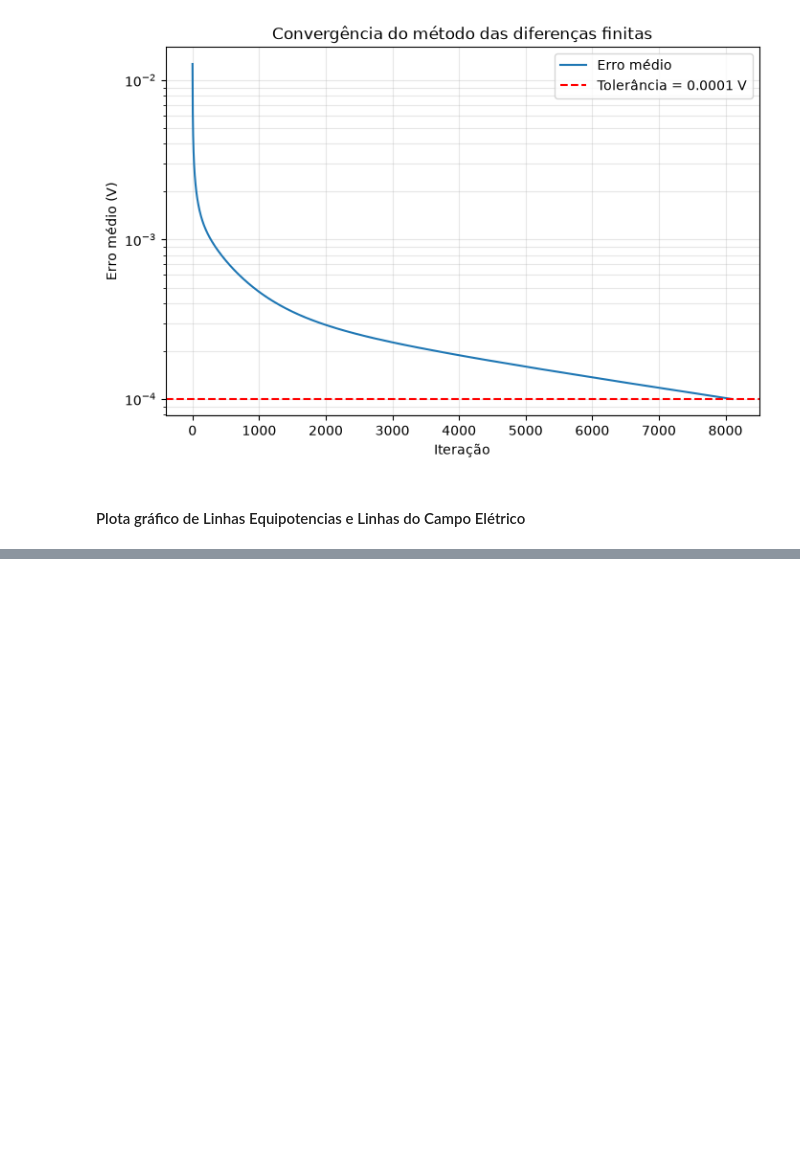
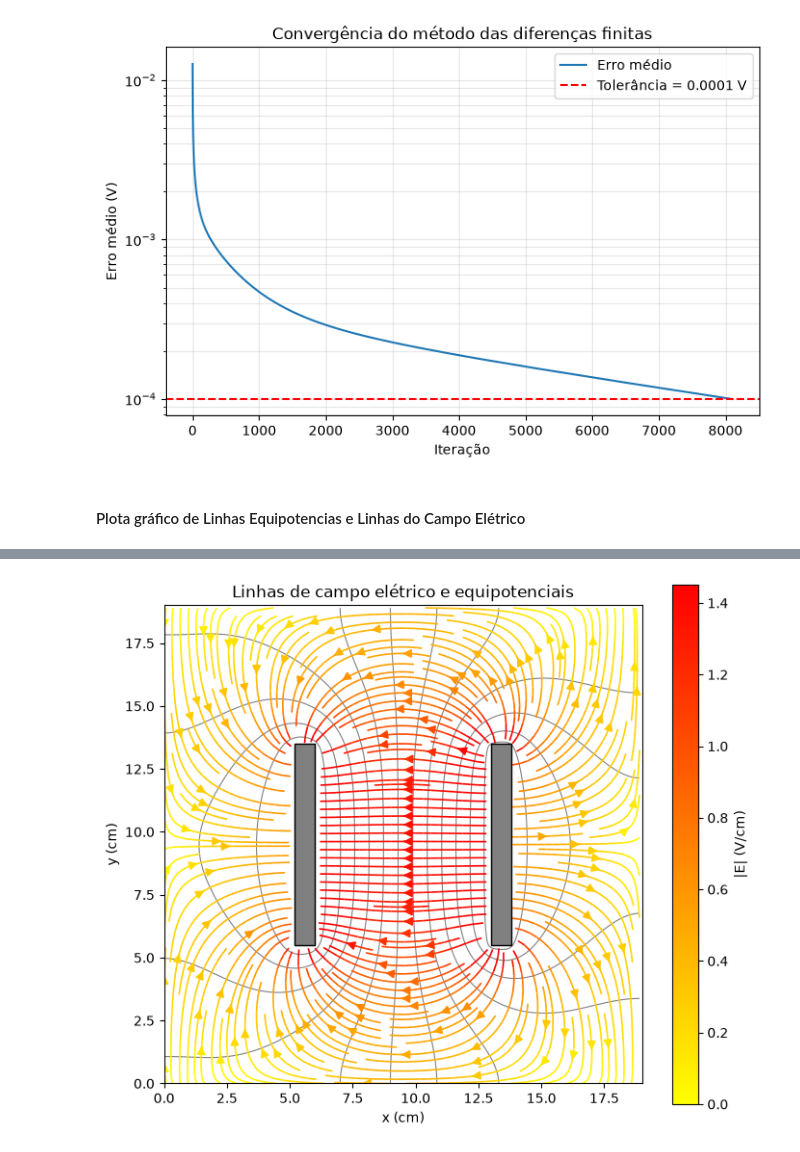
Before and after one commit to deboraaz/Eletromagnetismo---metodo-solucoes-finitas, a Jupyter notebook: metodo_diferencas.ipynb, the cells around one changed output, grey strips where cells are left out. Drawn from its saved outputs; the diff is of its cells as text; code cells hidden in the pictures; blank space fills up the shorter version.

Commit message:
adiciona linhas de campo elétrico

```diff
--- a/metodo_diferencas.ipynb
+++ b/metodo_diferencas.ipynb
@@ -162,0 +125,43 @@ plt.show()
+# %%
+import matplotlib.patches as patches
+
+dx = 1.0 / escala                    # passo da malha em cm
+Ey, Ex = np.gradient(-V, dx, dx)     # calcula o campo em cada ponto da malha
+E_mag = np.hypot(Ex, Ey)
+
+x = np.arange(Nx) / escala           # eixos em cm
+y = np.arange(Ny) / escala
+
+# mascara os eletrodos: as linhas terminam na superfície deles
+Ex_m = np.ma.masked_where(eletrodos, Ex)
+Ey_m = np.ma.masked_where(eletrodos, Ey)
+E_cor = np.ma.masked_where(eletrodos, E_mag)
+
+fig, ax = plt.subplots(figsize=(8, 7))
+
+# equipotenciais ao fundo, em cinza
+ax.contour(x, y, V, levels=15, colors="gray", linewidths=0.8)
+
+# linhas de campo, coloridas pela intensidade
+sp = ax.streamplot(
+    x, y, Ex_m, Ey_m,
+    color=E_cor, cmap="autumn_r",
+    norm=plt.Normalize(0, np.percentile(E_mag[~eletrodos], 95)),
+    density=2, linewidth=1.2, arrowsize=1.3,
+)
+fig.colorbar(sp.lines, ax=ax, label="|E| (V/cm)")
+
+# eletrodos (posições e tamanhos em cm)
+ax.add_patch(patches.Rectangle((5.2, 5.5), 0.8, 8, facecolor="gray", edgecolor="black", zorder=5))
+ax.add_patch(patches.Rectangle((13.0, 5.5), 0.8, 8, facecolor="gray", edgecolor="black", zorder=5))
+
+ax.set_xlim(0, 19)
+ax.set_ylim(0, 19)
+ax.set_aspect("equal")
+ax.set_xlabel("x (cm)")
+ax.set_ylabel("y (cm)")
+ax.set_title("Linhas de campo elétrico e equipotenciais")
+plt.savefig("linhas_campo.png", dpi=200, bbox_inches="tight")   # antes do show
+    plt.show()
+# %% [output]
+[figure, added]
```
Also changed, not shown: parts of 1 cell of this notebook.
